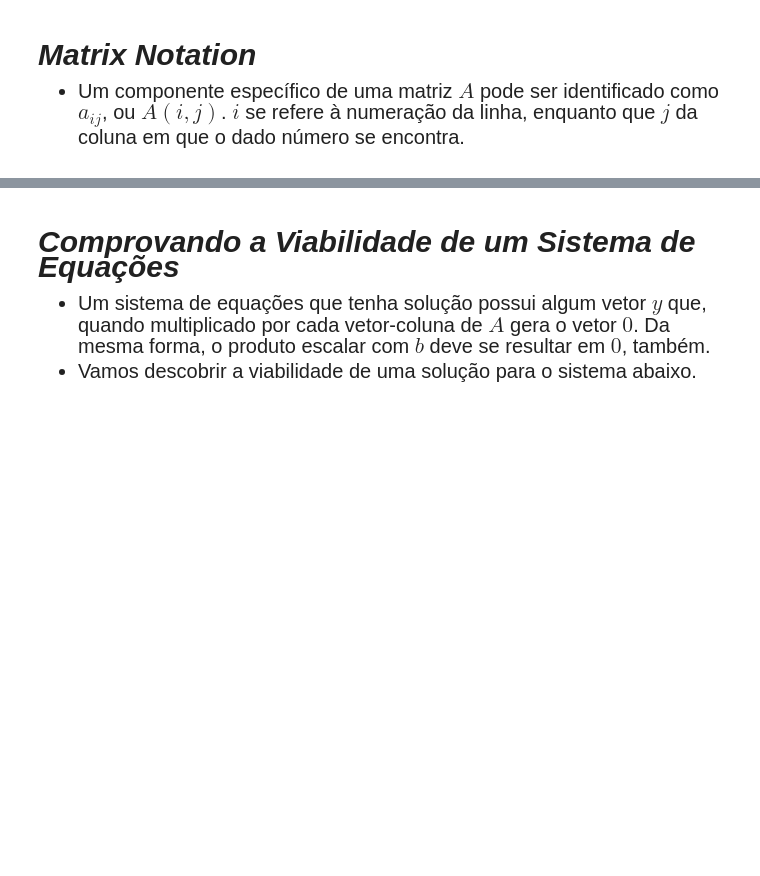
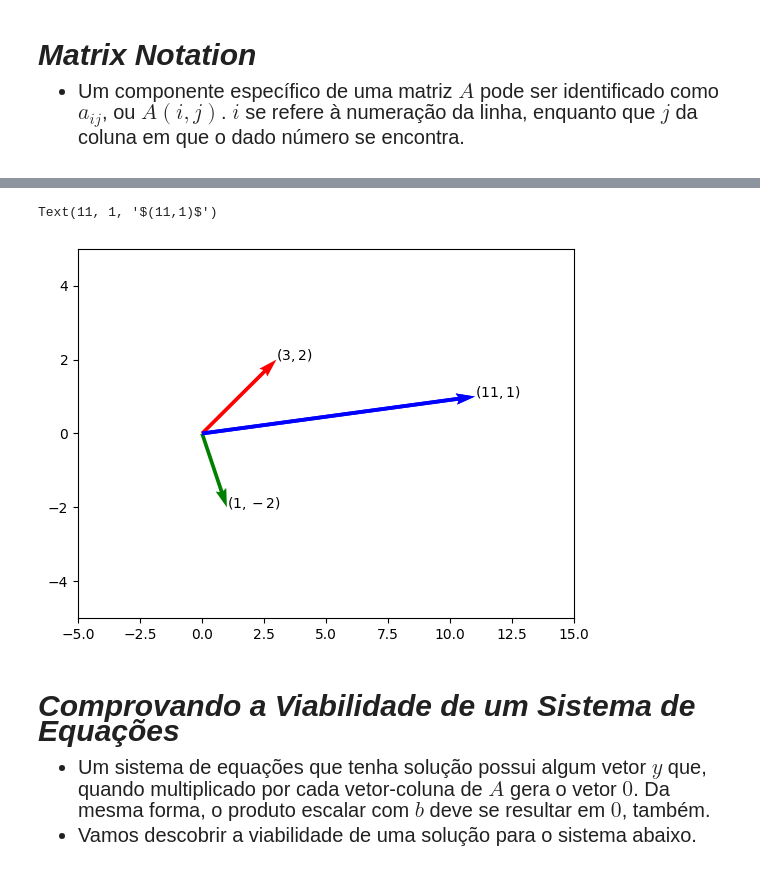
Before and after one commit to felipesveiga/linear-algebra, a Jupyter notebook: 02-linear-equations.ipynb, the cells around one changed output, grey strips where cells are left out. Cells and saved outputs as stored; diff of their text form; code cells hidden in the pictures; blank space fills up the shorter version.

```diff
--- a/02-linear-equations.ipynb
+++ b/02-linear-equations.ipynb
@@ -125,3 +187,21 @@ array([1., 2., 3., 4.])
+# %%
+# COLUMN PICTURE
+# Observe que podemos originar `b` a partir de uma combinação linear entre os vetores coluna
+# de A.
+origin = np.zeros((2,2))
+n = 5
+
+plt.quiver(*origin, A[:, 0], A[:, 1], angles='xy', units='xy', scale_units='xy', scale=1, color=['r', 'g'])
+plt.quiver(*origin, b[0], b[1], angles='xy', units='xy', scale_units='xy', scale=1, color=['b'])
+plt.xlim(-n,n*3)
+plt.ylim(-n,n)\
+
+plt.text(*A[0], f'$({",".join(A[0].astype(str).tolist())})$')
+plt.text(*A[1], f'$({",".join(A[1].astype(str).tolist())})$')
+plt.text(*b, f'$({",".join(b.astype(str).tolist())})$')
+# %% [output]
+Text(11, 1, '$(11,1)$')
+[figure, added]
 # %% [markdown]
 <h3 style='font-size:30px;font-style:italic'> Comprovando a Viabilidade de um Sistema de Equações</h3>
 <div>
```
Also changed, not shown: parts of 8 cells of this notebook.
